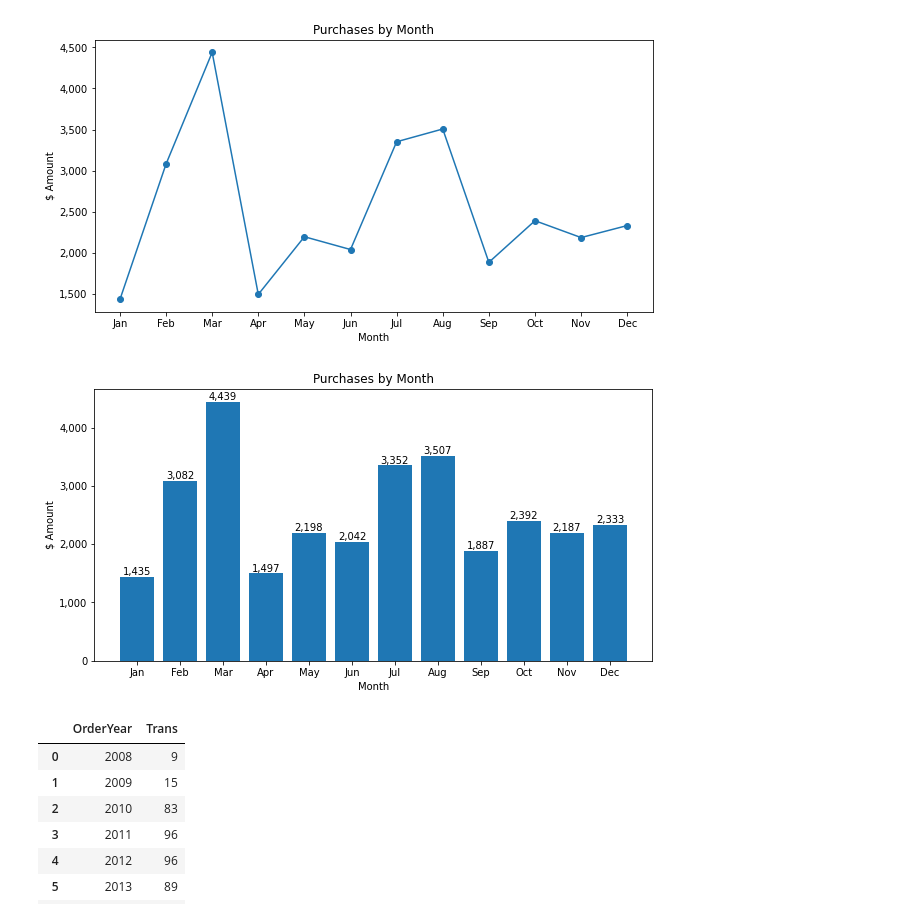
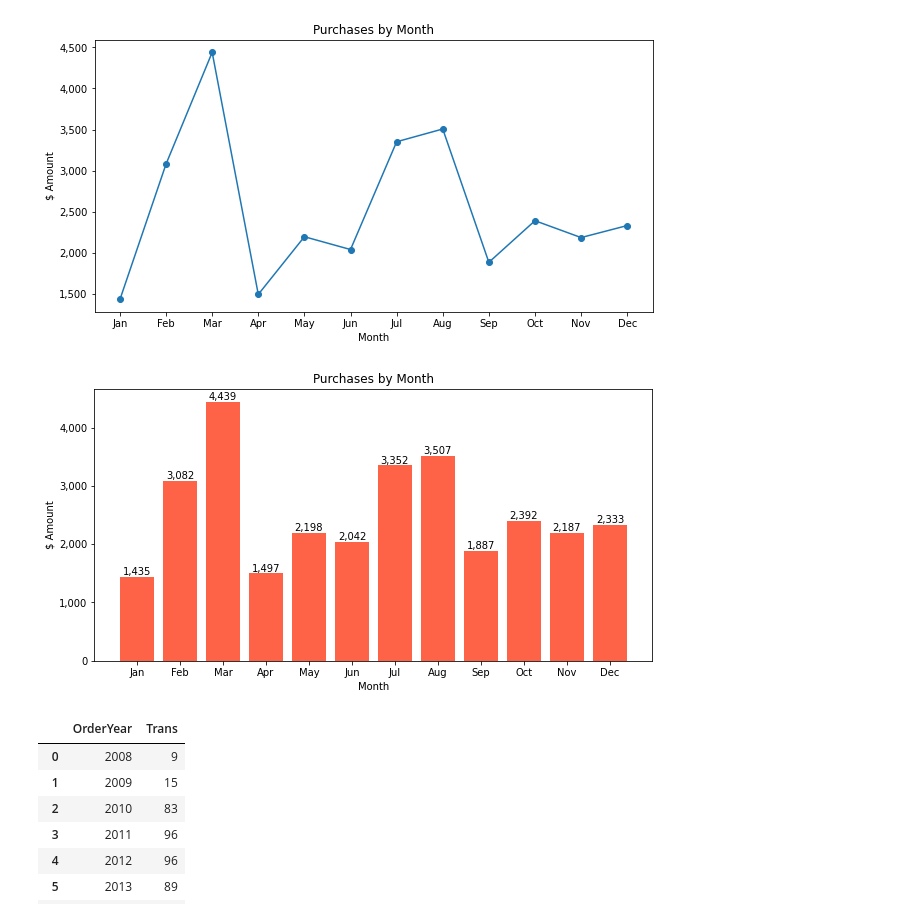
Before and after one commit to AmitSamra/AmazonOrderHistoryAirflowAWS, a Jupyter notebook: AmazonOrderHistoryAirflowAWS_input.ipynb, the cells around one changed output. Saved outputs shown, nothing was run; the diff lists cells and outputs as text; code cells hidden in the pictures.

```diff
--- a/AmazonOrderHistoryAirflowAWS_input.ipynb
+++ b/AmazonOrderHistoryAirflowAWS_input.ipynb
@@ -230,23 +230,23 @@ plt.show()
 [figure]
 # %%
 fig, ax = plt.subplots(figsize=(10,5))
-ax.bar(df_OrderMonth.month_name, df_OrderMonth.ItemTotal)
+ax.bar(df_OrderMonth.month_name, df_OrderMonth.ItemTotal, color='tomato')
 ax.set_xlabel('Month')
 ax.set_ylabel('$ Amount')
 ax.set_title('Purchases by Month')
 plt.xticks([x for x in df_OrderMonth.index])
 
 ax.yaxis.set_major_formatter(
     ticker.FuncFormatter(lambda y,p: format(int(y),','))
 )
 
 for i,j in zip(df_OrderMonth.month_name, df_OrderMonth.ItemTotal):
     ax.annotate(format(int(j), ','), xy=(i,j), va='bottom', ha='center')
 
 plt.show()
 #ax.figure.savefig('./img/PurchasesByMonth.png', bbox_inches='tight', dpi=150)
 # %% [output]
-[figure, old version]
+[figure, new version]
 # %%
 # Transactions by Year
 
```
Also changed, not shown: parts of 5 cells of this notebook, 7 other files.
